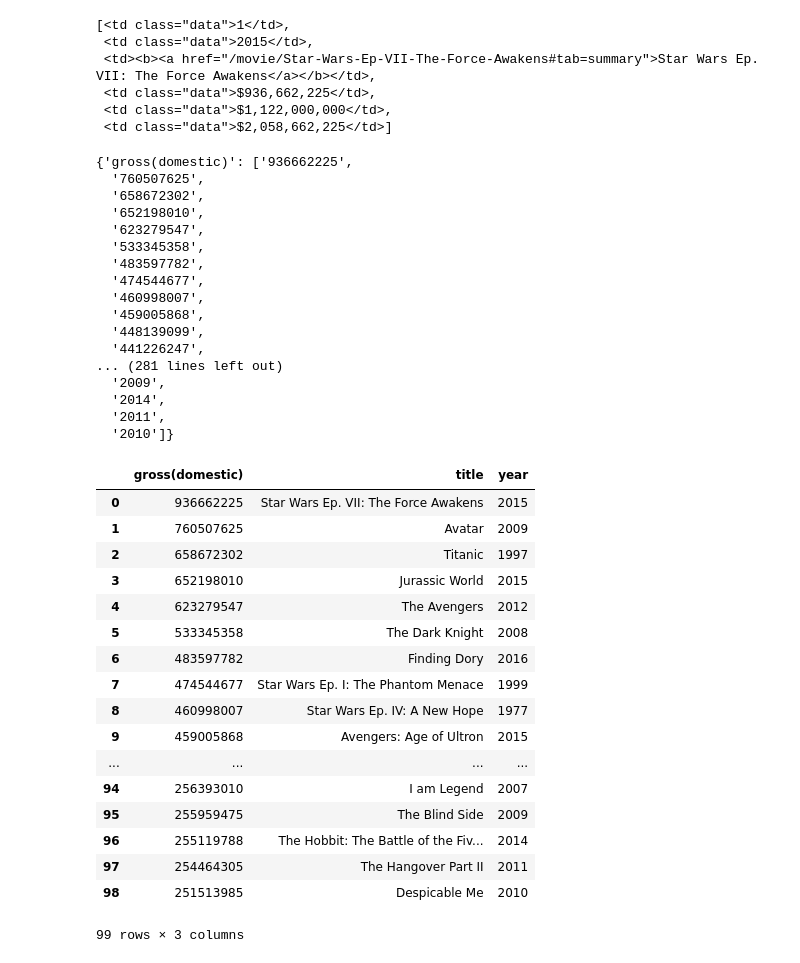
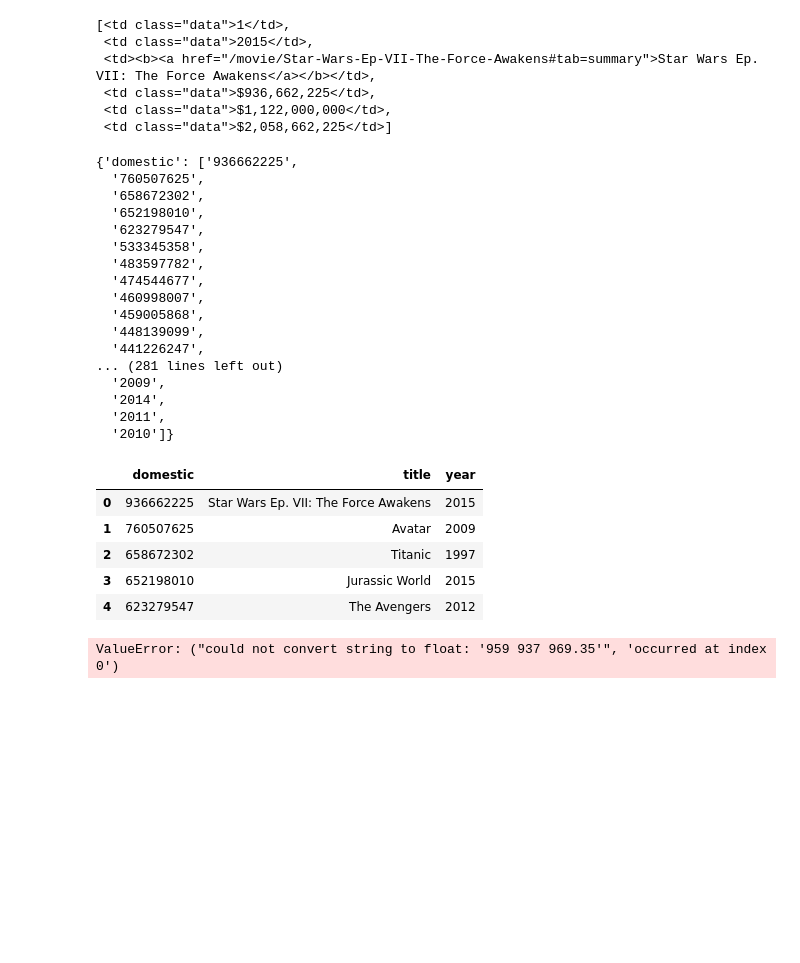
Before and after one commit to LutherCSMiller/movescrapingassignment-vannjo02, a Jupyter notebook: MovieScraping.ipynb, the cells around one changed output. Saved outputs shown, nothing was run; the diff lists cells and outputs as text; code cells hidden in the pictures; blank space fills up the shorter version.

```diff
--- a/MovieScraping.ipynb
+++ b/MovieScraping.ipynb
@@ -72,7 +73,7 @@ onerow
  <td class="data">$1,122,000,000</td>,
  <td class="data">$2,058,662,225</td>]
 # %%
-rawdata = {'gross(domestic)':[],'title':[],'year':[]}
+rawdata = {'domestic':[],'title':[],'year':[]}
 allrows = soup.find_all("tr")
 for row in allrows[1:100]:
     el = row.find_all('td')
@@ -85,11 +86,11 @@ for row in allrows[1:100]:
 
     rawdata['year'].append(year)
     rawdata['title'].append(title)
-    rawdata['gross(domestic)'].append(gross)
+    rawdata['domestic'].append(gross)
 # %%
 rawdata
 # %% [output]
-{'gross(domestic)': ['936662225',
+{'domestic': ['936662225',
   '760507625',
   '658672302',
   '652198010',
@@ -108,23 +109,18 @@ rawdata
   '2010']}
 # %%
 df = pd.DataFrame(rawdata)
-df
+df.head()
 # %% [output]
-|  | gross(domestic) | title | year |
+|  | domestic | title | year |
 | 0 | 936662225 | Star Wars Ep. VII: The Force Awakens | 2015 |
 | 1 | 760507625 | Avatar | 2009 |
 | 2 | 658672302 | Titanic | 1997 |
 | 3 | 652198010 | Jurassic World | 2015 |
 | 4 | 623279547 | The Avengers | 2012 |
-| 5 | 533345358 | The Dark Knight | 2008 |
-| 6 | 483597782 | Finding Dory | 2016 |
-| 7 | 474544677 | Star Wars Ep. I: The Phantom Menace | 1999 |
-| 8 | 460998007 | Star Wars Ep. IV: A New Hope | 1977 |
-| 9 | 459005868 | Avengers: Age of Ultron | 2015 |
-| ... | ... | ... | ... |
-| 94 | 256393010 | I am Legend | 2007 |
-| 95 | 255959475 | The Blind Side | 2009 |
-| 96 | 255119788 | The Hobbit: The Battle of the Fiv... | 2014 |
-| 97 | 254464305 | The Hangover Part II | 2011 |
-| 98 | 251513985 | Despicable Me | 2010 |
-99 rows × 3 columns
+# %%
+def wrapper(the_row):
+    return get_adjusted_price(the_row.year, the_row.domestic)
+
+df['adj_domestic'] = df.apply(wrapper, axis=1)
+# %% [output]
+ValueError: ("could not convert string to float: '959 937 969.35'", 'occurred at index 0')
```
Also changed, not shown: parts of 7 cells of this notebook.
